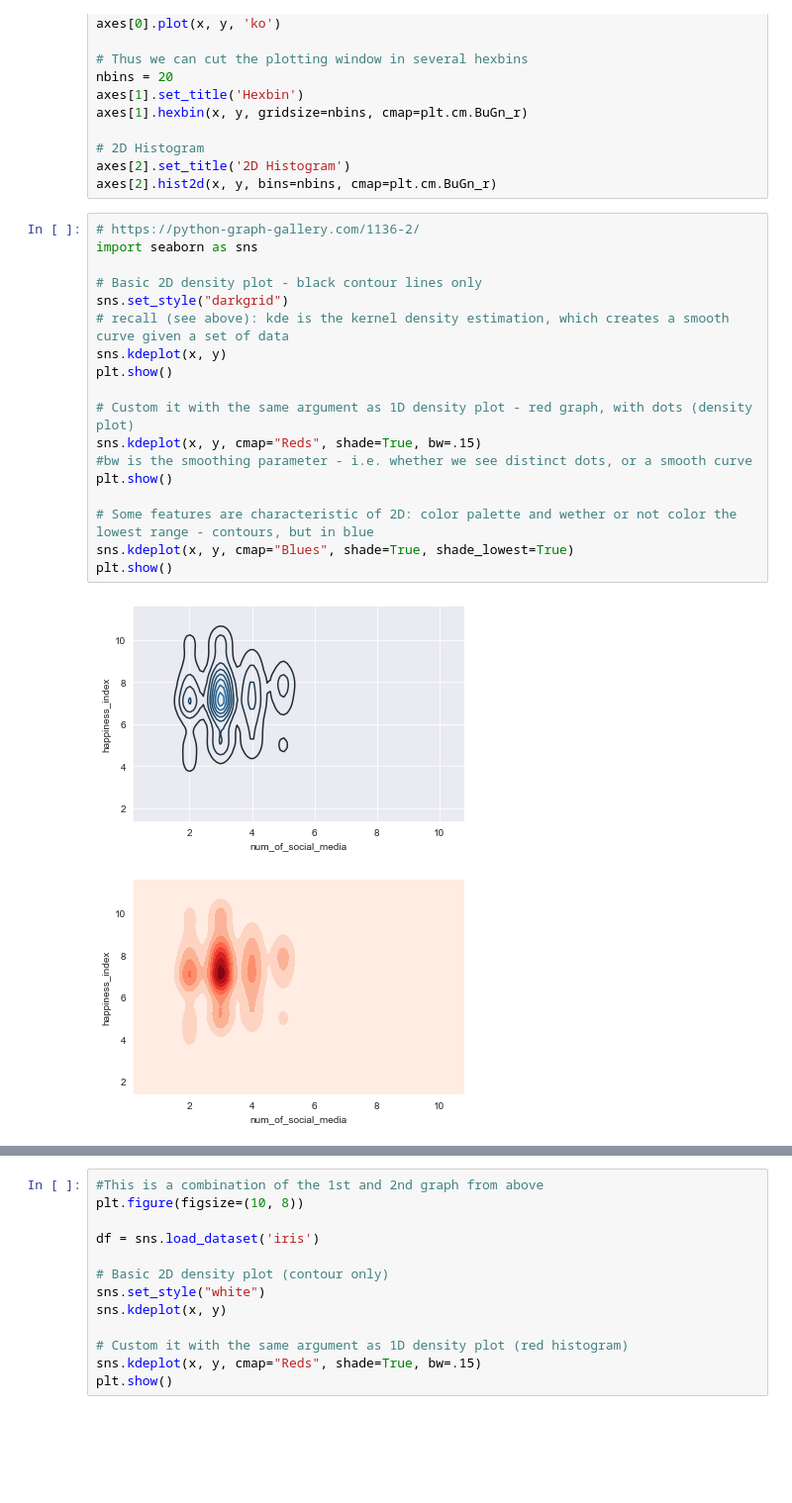
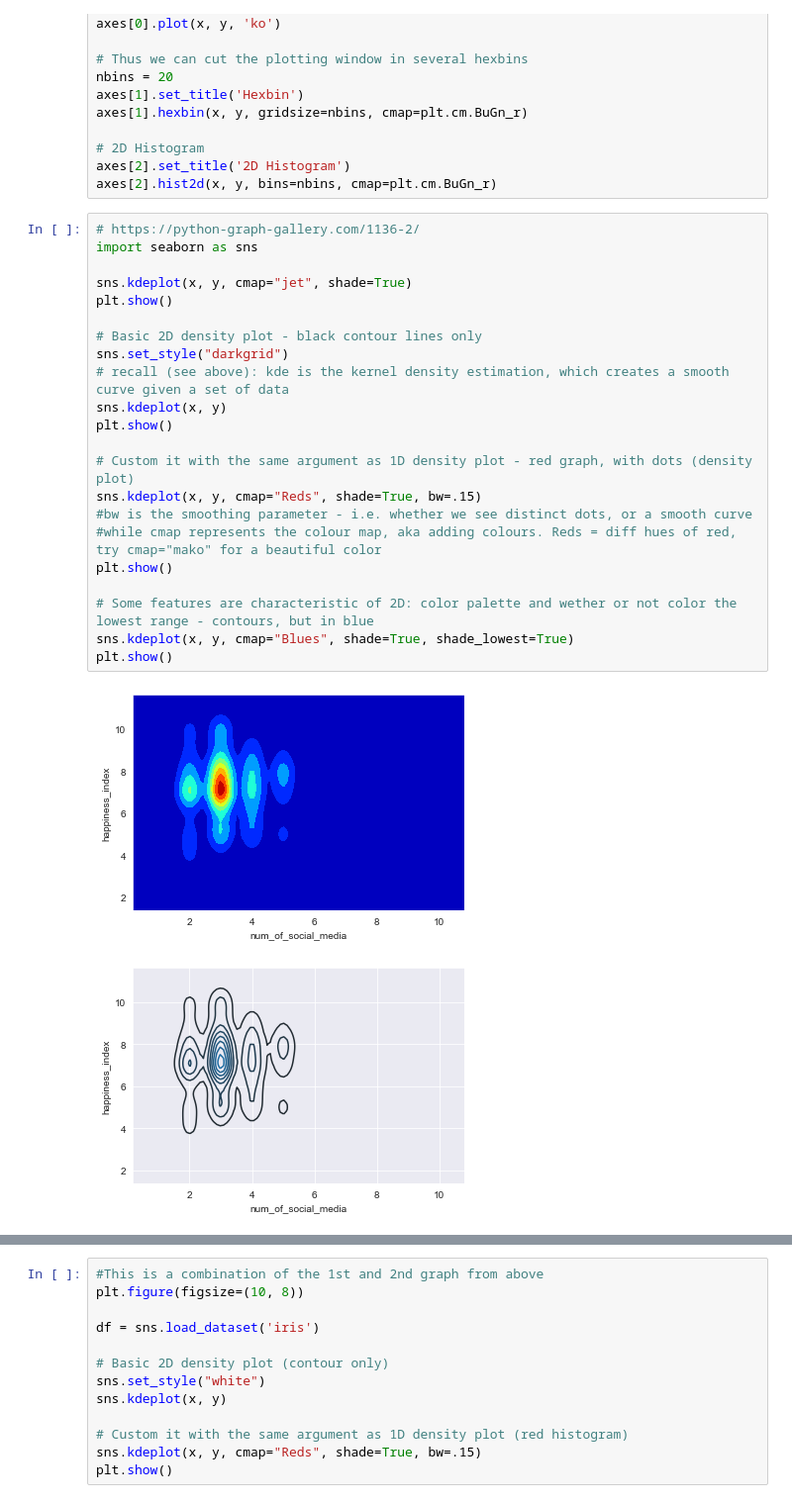
Before and after one commit to AllardQuek/The-pursuit-of-Happiness, a Jupyter notebook: Social_Media_and_Happiness.ipynb, the cells around one changed output, grey strips where cells are left out. Shown: that part at 99% size. Saved outputs shown, nothing was run; the diff lists cells and outputs as text; blank space fills up the shorter version.

```diff
--- a/Social_Media_and_Happiness.ipynb
+++ b/Social_Media_and_Happiness.ipynb
@@ -167,21 +167,25 @@ axes[2].hist2d(x, y, bins=nbins, cmap=plt.cm.BuGn_r)
 # %%
 # https://python-graph-gallery.com/1136-2/
 import seaborn as sns
+
+sns.kdeplot(x, y, cmap="jet", shade=True)
+plt.show()
 
 # Basic 2D density plot - black contour lines only
 sns.set_style("darkgrid")
 # recall (see above): kde is the kernel density estimation, which creates a smooth curve given a set of data
 sns.kdeplot(x, y)
 plt.show()
 
 # Custom it with the same argument as 1D density plot - red graph, with dots (density plot)
 sns.kdeplot(x, y, cmap="Reds", shade=True, bw=.15)
 #bw is the smoothing parameter - i.e. whether we see distinct dots, or a smooth curve
+#while cmap represents the colour map, aka adding colours. Reds = diff hues of red, try cmap="mako" for a beautiful color
 plt.show()
 
 # Some features are characteristic of 2D: color palette and wether or not color the lowest range - contours, but in blue
 sns.kdeplot(x, y, cmap="Blues", shade=True, shade_lowest=True)
 plt.show()
 # %% [output]
-[figure, old version]
+[figure, new version]
-[figure, old version]
+[figure, new version]
```
Also changed, not shown: parts of 2 cells of this notebook.
